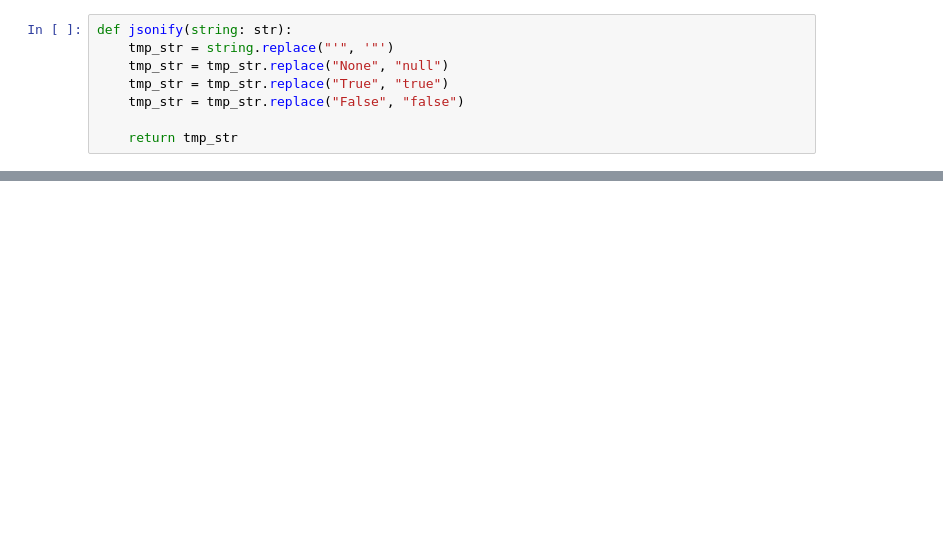
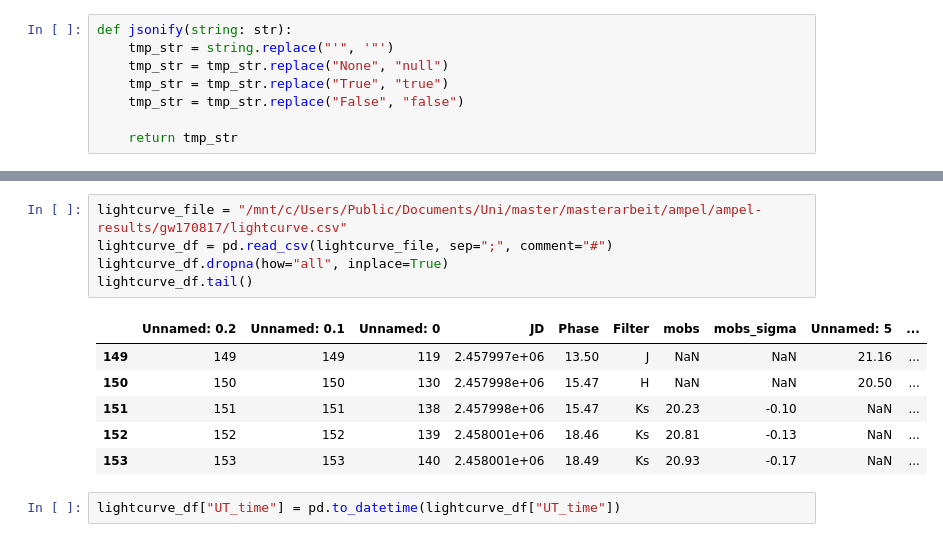
Before and after one commit to AmpelAstro/Ampel-HU-astro, a Jupyter notebook: notebooks/gw170817.ipynb, the cells around one changed output, grey strips where cells are left out. Saved outputs shown, nothing was run; the diff lists cells and outputs as text; blank space fills up the shorter version.

```diff
--- a/notebooks/gw170817.ipynb
+++ b/notebooks/gw170817.ipynb
@@ -90,3 +112,17 @@ fig.update_layout({"xaxis_title": "days from first detection",
 fig.show()
 # %% [output]
 [interactive output not drawn]
+# %%
+lightcurve_file = "/mnt/c/Users/Public/Documents/Uni/master/masterarbeit/ampel/ampel-results/gw170817/lightcurve.csv"
+lightcurve_df = pd.read_csv(lightcurve_file, sep=";", comment="#")
+lightcurve_df.dropna(how="all", inplace=True)
+lightcurve_df.tail()
+# %% [output]
+|  | Unnamed: 0.2 | Unnamed: 0.1 | Unnamed: 0 | JD | Phase | Filter | mobs | mobs_sigma | Unnamed: 5 | ... |
+| 149 | 149 | 149 | 119 | 2.457997e+06 | 13.50 | J | NaN | NaN | 21.16 | ... |
+| 150 | 150 | 150 | 130 | 2.457998e+06 | 15.47 | H | NaN | NaN | 20.50 | ... |
+| 151 | 151 | 151 | 138 | 2.457998e+06 | 15.47 | Ks | 20.23 | -0.10 | NaN | ... |
+| 152 | 152 | 152 | 139 | 2.458001e+06 | 18.46 | Ks | 20.81 | -0.13 | NaN | ... |
+| 153 | 153 | 153 | 140 | 2.458001e+06 | 18.49 | Ks | 20.93 | -0.17 | NaN | ... |
+# %%
+lightcurve_df["UT_time"] = pd.to_datetime(lightcurve_df["UT_time"])
```
Also changed, not shown: parts of 11 cells of this notebook, 2 other files.
